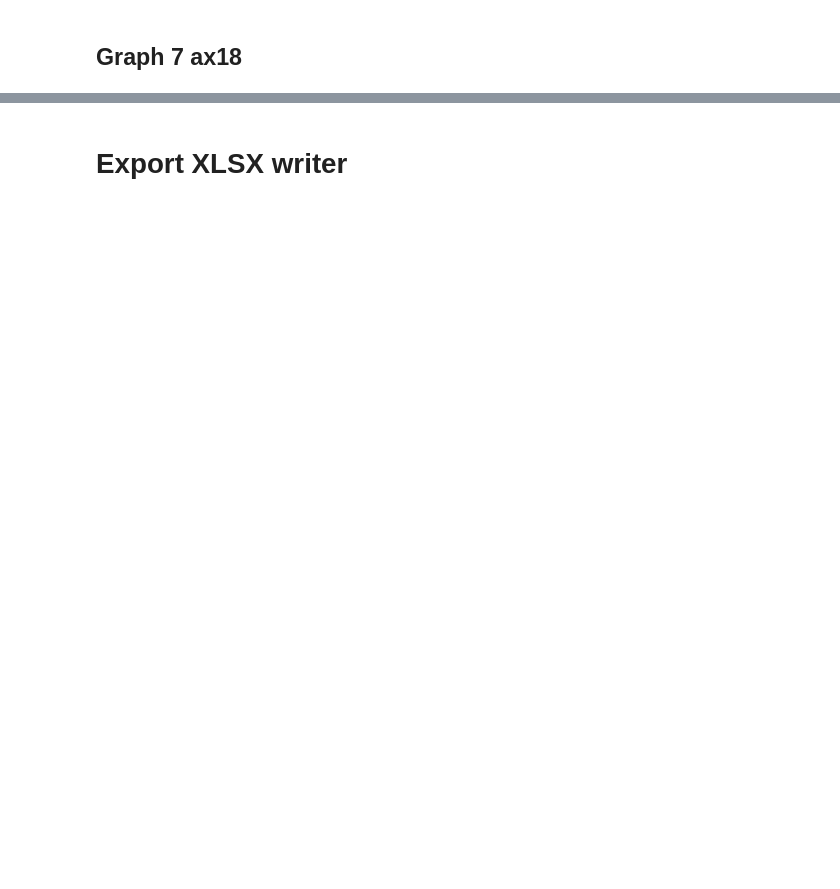
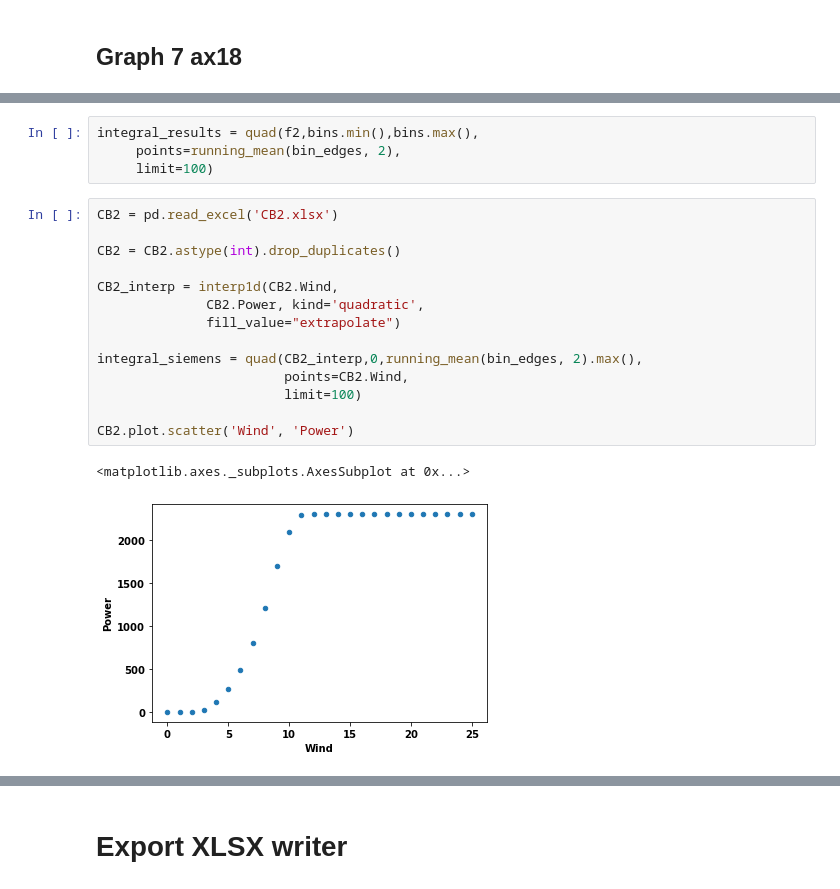
Before and after one commit to capem/TB-Performance, a Jupyter notebook: performance.ipynb, the cells around one changed output, grey strips where cells are left out. Cells and saved outputs as stored; diff of their text form; blank space fills up the shorter version.

```diff
--- a/performance.ipynb
+++ b/performance.ipynb
@@ -1228,0 +1292,21 @@ df_ax18 = (cumul_results[['StationId','ELNX', 'EL_indefini_left']]
+# %%
+integral_results = quad(f2,bins.min(),bins.max(),
+     points=running_mean(bin_edges, 2),
+     limit=100)
+# %%
+CB2 = pd.read_excel('CB2.xlsx')
+
+CB2 = CB2.astype(int).drop_duplicates()
+
+CB2_interp = interp1d(CB2.Wind,
+              CB2.Power, kind='quadratic',
+              fill_value="extrapolate")
+
+integral_siemens = quad(CB2_interp,0,running_mean(bin_edges, 2).max(),
+                        points=CB2.Wind,
+                        limit=100)
+
+CB2.plot.scatter('Wind', 'Power')
+# %% [output]
+<matplotlib.axes._subplots.AxesSubplot at 0x...>
+[figure, added]
```
Also changed, not shown: parts of 33 cells of this notebook.
